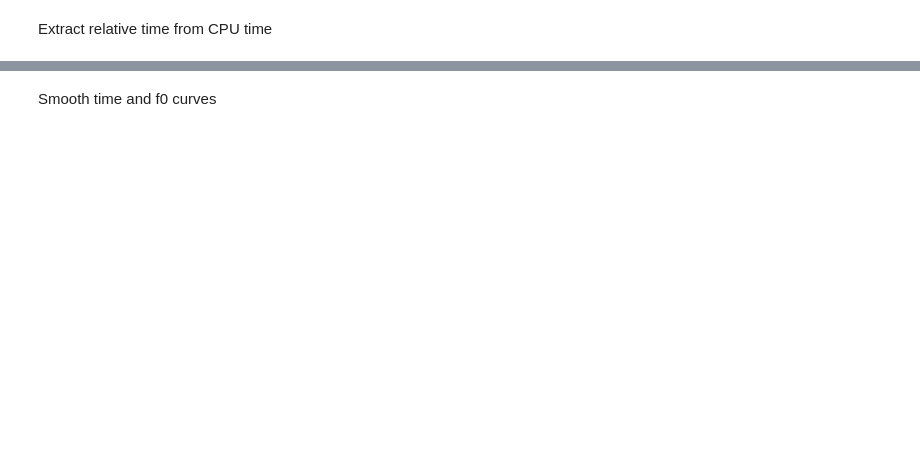
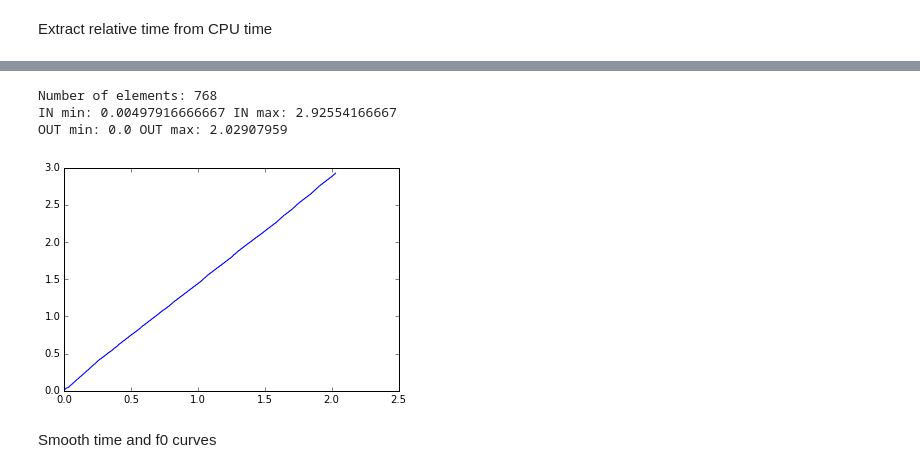
Before and after one commit to marcevrard/pyCalliphony, a Jupyter notebook: py_calliphony.ipynb, the cells around one changed output, grey strips where cells are left out. Cells and saved outputs as stored; diff of their text form; code cells hidden in the pictures; blank space fills up the shorter version.

```diff
--- a/py_calliphony.ipynb
+++ b/py_calliphony.ipynb
@@ -92,3 +102,15 @@ plt.legend(['time', 'position'], loc='best');
+# %%
+plt.plot(coord_df['time'], coord_df['position']);
+# plt.plot(coord_df['position'])
+# plt.legend(['time', 'position'], loc='best');
+print("Number of elements:", len(coord_df['time']))
+print("IN min:", np.min(coord_df['position']), "IN max:", np.max(coord_df['position']))
+print("OUT min:", np.min(coord_df['time']), "OUT max:", np.max(coord_df['time']))
+# %% [output]
+Number of elements: 768
+IN min: 0.00497916666667 IN max: 2.92554166667
+OUT min: 0.0 OUT max: 2.02907959
+[figure, added]
 # %% [markdown]
 Smooth time and f0 curves
 # %%
```
Also changed, not shown: parts of 21 cells of this notebook, 2 other files.
